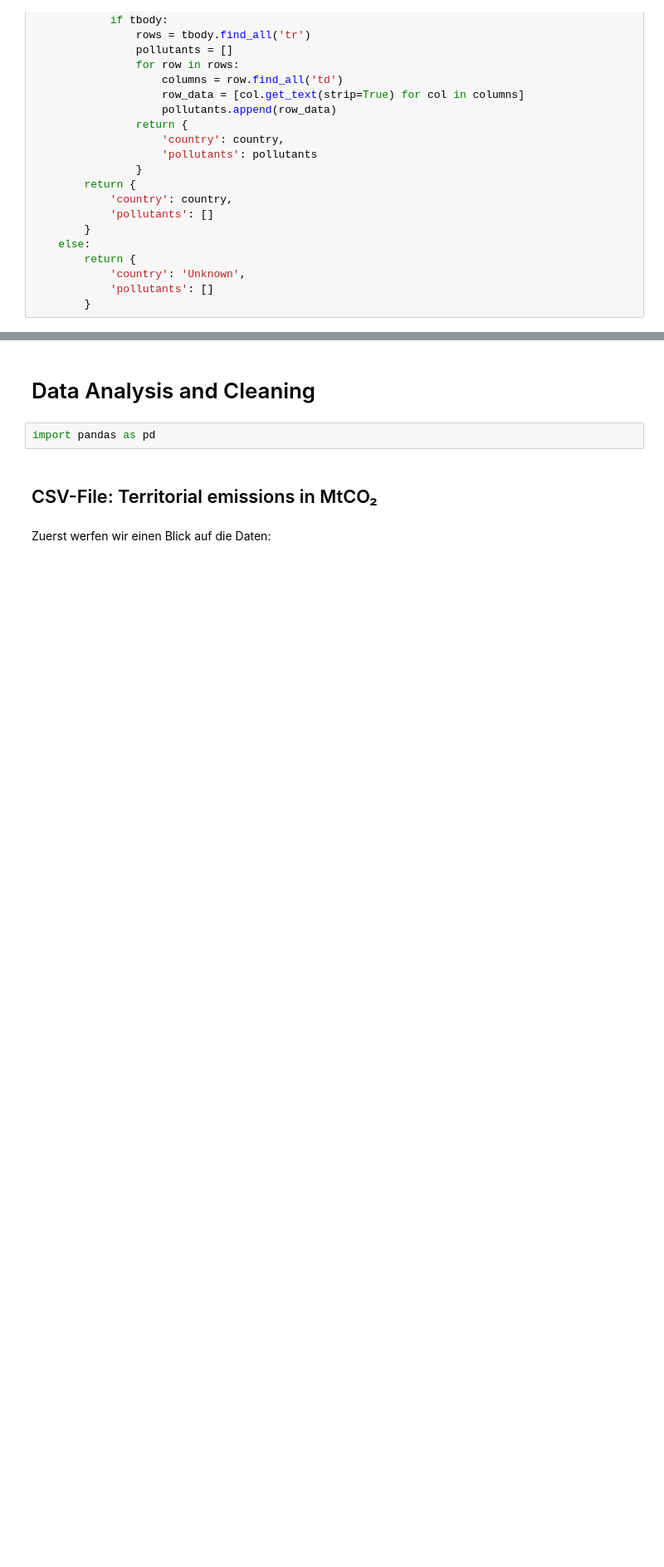
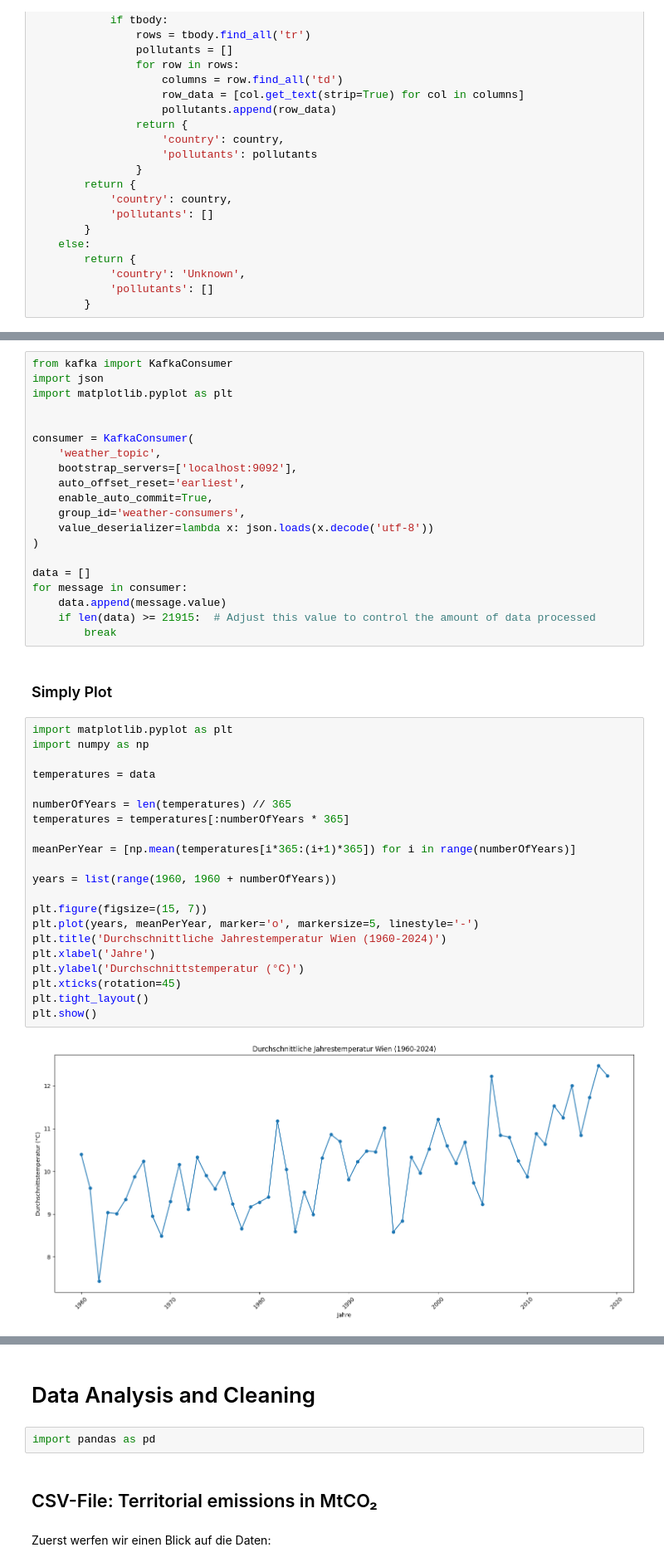
Before and after one commit to MatthiasJeneW/BIG-Data-Eng, a Jupyter notebook: SemesterProjekt.ipynb, the cells around one changed output, grey strips where cells are left out. Shown at 83% size. Drawn from its saved outputs; the diff is of its cells as text; blank space fills up the shorter version.

```diff
--- a/SemesterProjekt.ipynb
+++ b/SemesterProjekt.ipynb
@@ -101,0 +173,45 @@ KeyboardInterrupt:
+# %%
+from kafka import KafkaConsumer
+import json
+import matplotlib.pyplot as plt
+
+
+consumer = KafkaConsumer(
+    'weather_topic',
+    bootstrap_servers=['localhost:9092'],
+    auto_offset_reset='earliest',
+    enable_auto_commit=True,
+    group_id='weather-consumers',
+    value_deserializer=lambda x: json.loads(x.decode('utf-8'))
+)
+
+data = []
+for message in consumer:
+    data.append(message.value)
+    if len(data) >= 21915:  # Adjust this value to control the amount of data processed
+        break
+# %% [markdown]
+### Simply Plot
+# %%
+import matplotlib.pyplot as plt
+import numpy as np
+
+temperatures = data
+
+numberOfYears = len(temperatures) // 365
+temperatures = temperatures[:numberOfYears * 365]
+
+meanPerYear = [np.mean(temperatures[i*365:(i+1)*365]) for i in range(numberOfYears)]
+
+years = list(range(1960, 1960 + numberOfYears))
+
+plt.figure(figsize=(15, 7))
+plt.plot(years, meanPerYear, marker='o', markersize=5, linestyle='-')
+plt.title('Durchschnittliche Jahrestemperatur Wien (1960-2024)')
+plt.xlabel('Jahre')
+plt.ylabel('Durchschnittstemperatur (°C)')
+plt.xticks(rotation=45)
+plt.tight_layout()
+plt.show()
+# %% [output]
+[figure, added]
```
Also changed, not shown: parts of 22 cells of this notebook, 1 other file.
